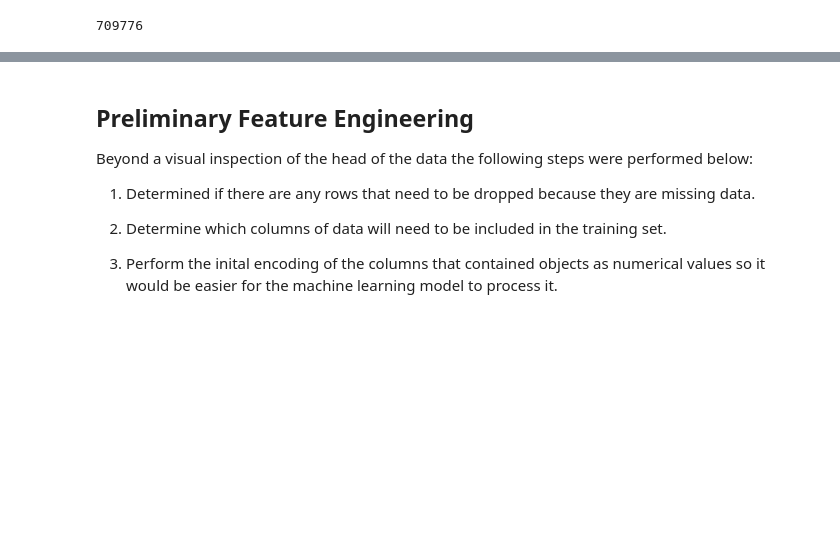
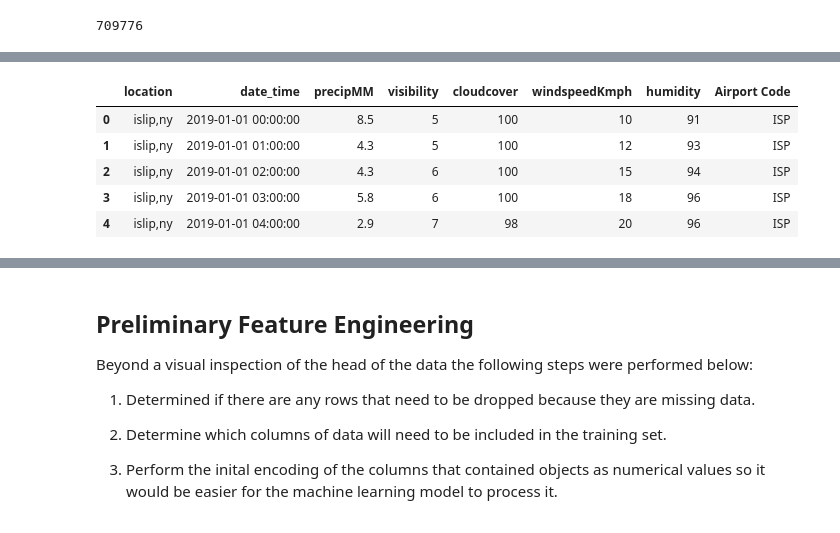
Before and after one commit to Duegan24/Final_Project, a Jupyter notebook: Seg_three_Machine Learning Model.ipynb, the cells around one changed output, grey strips where cells are left out. Drawn from its saved outputs; the diff is of its cells as text; code cells hidden in the pictures; blank space fills up the shorter version.

```diff
--- a/Seg_three_Machine Learning Model.ipynb
+++ b/Seg_three_Machine Learning Model.ipynb
@@ -85,0 +82,9 @@ city_lookup_df['Tertiary_City'] = city_lookup_df.CITY.str.split('/', expand=True
+# %%
+weather_merged = pd.merge(weather_df, locations_lookup_df, on = "location", how = "left")
+# %% [output]
+|  | location | date_time | precipMM | visibility | cloudcover | windspeedKmph | humidity | Airport Code |
+| 0 | islip,ny | 2019-01-01 00:00:00 | 8.5 | 5 | 100 | 10 | 91 | ISP |
+| 1 | islip,ny | 2019-01-01 01:00:00 | 4.3 | 5 | 100 | 12 | 93 | ISP |
+| 2 | islip,ny | 2019-01-01 02:00:00 | 4.3 | 6 | 100 | 15 | 94 | ISP |
+| 3 | islip,ny | 2019-01-01 03:00:00 | 5.8 | 6 | 100 | 18 | 96 | ISP |
+| 4 | islip,ny | 2019-01-01 04:00:00 | 2.9 | 7 | 98 | 20 | 96 | ISP |
```
Also changed, not shown: parts of 26 cells of this notebook.
